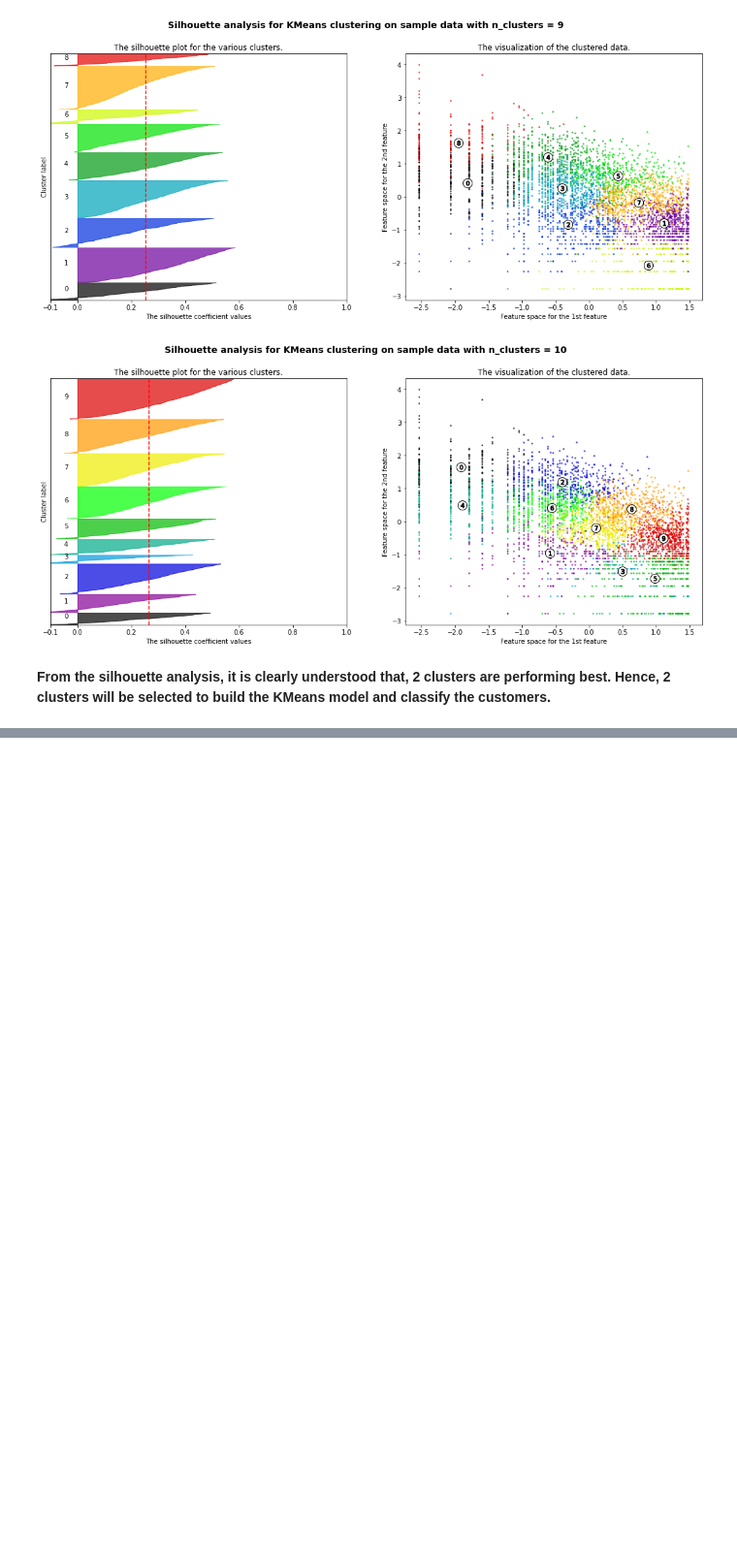
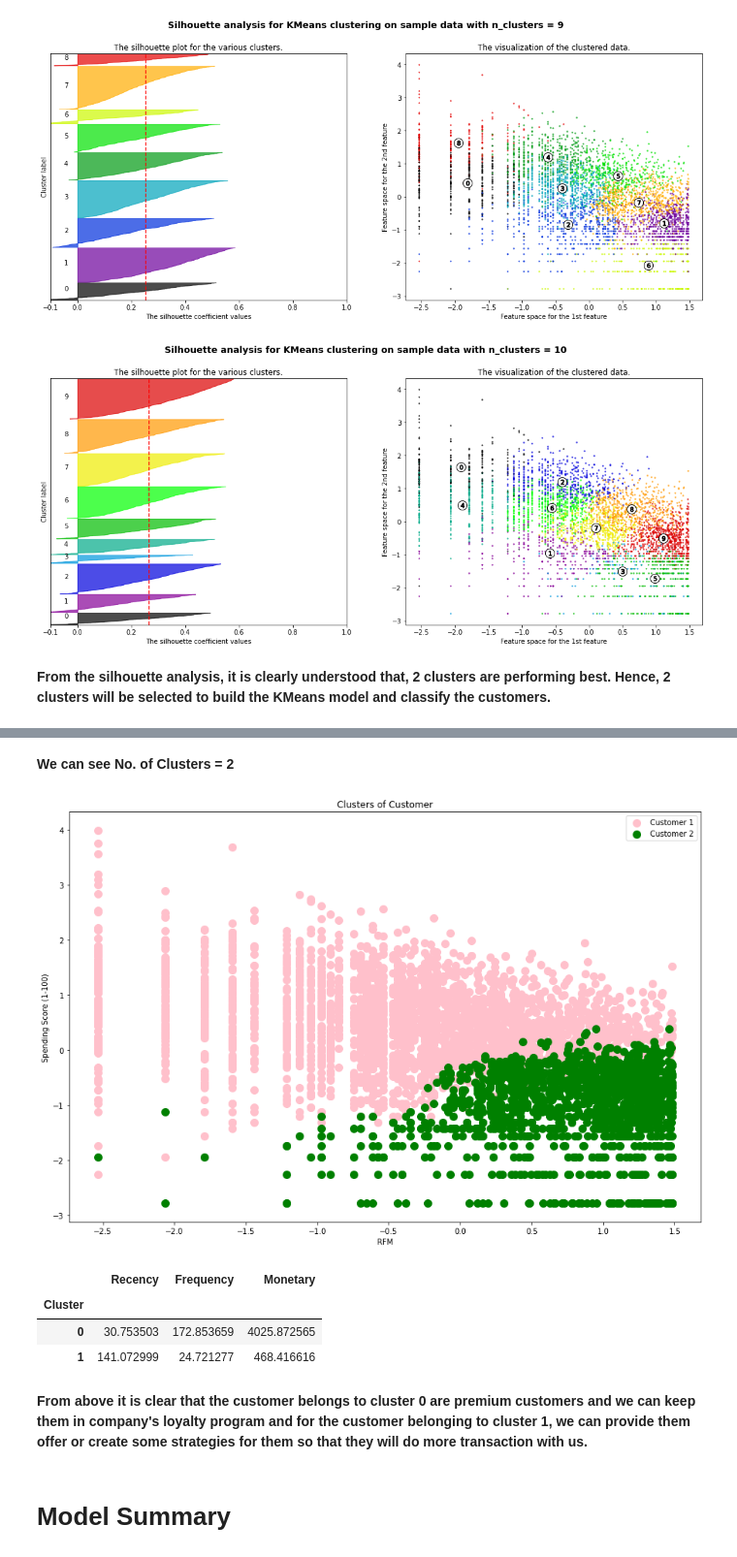
Before and after one commit to Nikkiie/Online-Retail-Customer-Segmentation-Unsupervised, a Jupyter notebook: Online_Retail_Customer_Segmentation_Unsupervised.ipynb, the cells around one changed output, grey strips where cells are left out. Shown at 97% size. Saved outputs shown, nothing was run; the diff lists cells and outputs as text; code cells hidden in the pictures; blank space fills up the shorter version.

```diff
--- a/Online_Retail_Customer_Segmentation_Unsupervised.ipynb
+++ b/Online_Retail_Customer_Segmentation_Unsupervised.ipynb
@@ -1058,0 +1144,36 @@ For n_clusters = 10 The average silhouette_score is : 0.2648431840242154
+# %% [markdown]
+ **We can see No. of Clusters = 2**
+# %%
+# Fitting hierarchical clustering
+from sklearn.cluster import AgglomerativeClustering
+hc = AgglomerativeClustering(n_clusters = 2, affinity = 'euclidean', linkage = 'ward')
+y_hc = hc.fit_predict(X)
+# %%
+# Visualizing the clusters (two dimensions only)
+plt.figure(figsize=(15,10))
+plt.scatter(X[y_hc == 0, 0], X[y_hc == 0, 1], s = 100, c = 'pink', label = 'Customer 1')
+plt.scatter(X[y_hc == 1, 0], X[y_hc == 1, 1], s = 100, c = 'green', label = 'Customer 2')
+
+plt.title('Clusters of Customer')
+plt.xlabel('RFM')
+
+plt.ylabel('Spending Score (1-100)')
+plt.legend()
+plt.show()
+# %% [output]
+[figure, added]
+# %%
+#Checking mean values of the cluster for recency, frequnecy and monetary
+
+RFMScores.groupby('Cluster').agg({'Recency':'mean',
+                               'Frequency':'mean',
+                               'Monetary':'mean'})
+# %% [output]
+|  | Recency | Frequency | Monetary |
+| Cluster |  |  |  |
+| 0 | 30.753503 | 172.853659 | 4025.872565 |
+| 1 | 141.072999 | 24.721277 | 468.416616 |
+# %% [markdown]
+**From above it is clear that the customer belongs to cluster 0 are premium customers and we can keep them in company's loyalty program and for the customer belonging to cluster 1, we can provide them offer or create some strategies for them so that they will do more transaction with us.**
+# %% [markdown]
+# **Model Summary**
```
Also changed, not shown: parts of 17 cells of this notebook.
